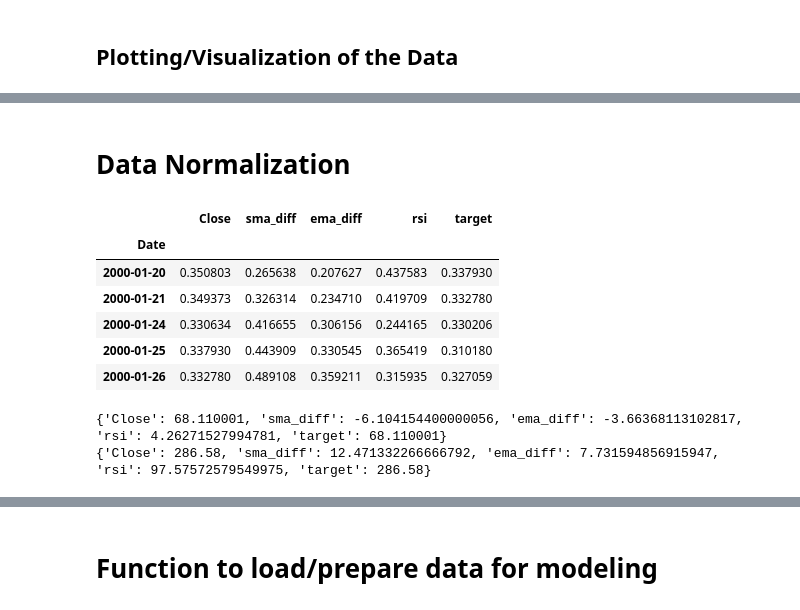
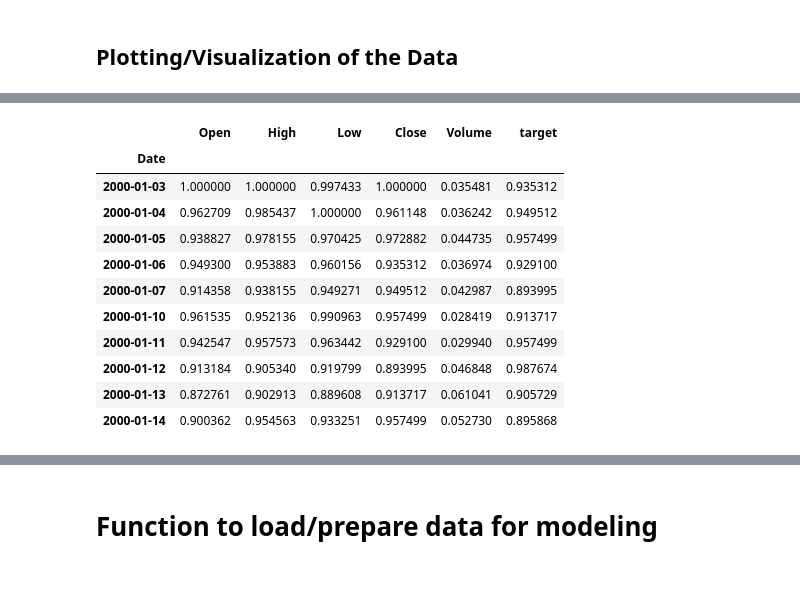
Before and after one commit to kskvarci/TAGxAILabs, a Jupyter notebook: End_to_End_ML_Pipeline-Lab1.ipynb, the cells around one changed output, grey strips where cells are left out. Drawn from its saved outputs; the diff is of its cells as text; code cells hidden in the pictures; blank space fills up the shorter version.

```diff
--- a/End_to_End_ML_Pipeline-Lab1.ipynb
+++ b/End_to_End_ML_Pipeline-Lab1.ipynb
@@ -227,4 +99,2 @@ data.head(20)
 # %%
-data.drop(columns=['Open','High','Low','Adj_Open','Adj_High','Adj_Low','Adj_Volume','Adj_Close', 'Dividend', 'Split', 'Volume'], inplace=True)
+data.drop(columns=['Adj. Open','Adj. High','Adj. Low','Adj. Volume','Adj. Close', 'Ex-Dividend', 'Split Ratio'], inplace=True)
-# %%
-data.dropna(inplace=True)
@@ -287,5 +162,5 @@ run.log('shift_days_target', shift_days_target)
 # %%
 ## Add the target (price X days in the future)
-data['target'] = data.Close.shift(-shift_days_target)
+df['target'] = df.Close.shift(-shift_days_target)
 # %%
-data.dropna(inplace=True)
+df.dropna(inplace=True)
@@ -312,2 +166,0 @@ data.head(15)
-# %% [markdown]
-# Data Normalization
@@ -334,10 +167,15 @@ df,  min_max_dict_list = normalize(data)
 # %%
-df.head()
+df.head(10)
 # %% [output]
-|  | Close | sma_diff | ema_diff | rsi | target |
-| Date |  |  |  |  |  |
-| 2000-01-20 | 0.350803 | 0.265638 | 0.207627 | 0.437583 | 0.337930 |
-| 2000-01-21 | 0.349373 | 0.326314 | 0.234710 | 0.419709 | 0.332780 |
-| 2000-01-24 | 0.330634 | 0.416655 | 0.306156 | 0.244165 | 0.330206 |
-| 2000-01-25 | 0.337930 | 0.443909 | 0.330545 | 0.365419 | 0.310180 |
-| 2000-01-26 | 0.332780 | 0.489108 | 0.359211 | 0.315935 | 0.327059 |
+|  | Open | High | Low | Close | Volume | target |
+| Date |  |  |  |  |  |  |
+| 2000-01-03 | 1.000000 | 1.000000 | 0.997433 | 1.000000 | 0.035481 | 0.935312 |
+| 2000-01-04 | 0.962709 | 0.985437 | 1.000000 | 0.961148 | 0.036242 | 0.949512 |
+| 2000-01-05 | 0.938827 | 0.978155 | 0.970425 | 0.972882 | 0.044735 | 0.957499 |
+| 2000-01-06 | 0.949300 | 0.953883 | 0.960156 | 0.935312 | 0.036974 | 0.929100 |
+| 2000-01-07 | 0.914358 | 0.938155 | 0.949271 | 0.949512 | 0.042987 | 0.893995 |
+| 2000-01-10 | 0.961535 | 0.952136 | 0.990963 | 0.957499 | 0.028419 | 0.913717 |
+| 2000-01-11 | 0.942547 | 0.957573 | 0.963442 | 0.929100 | 0.029940 | 0.957499 |
+| 2000-01-12 | 0.913184 | 0.905340 | 0.919799 | 0.893995 | 0.046848 | 0.987674 |
+| 2000-01-13 | 0.872761 | 0.902913 | 0.889608 | 0.913717 | 0.061041 | 0.905729 |
+| 2000-01-14 | 0.900362 | 0.954563 | 0.933251 | 0.957499 | 0.052730 | 0.895868 |
@@ -346,6 +181,0 @@ df = df.astype('float32')
-# %%
-print(min_max_dict_list[0]) # Min
-print(min_max_dict_list[1]) # Max
-# %% [output]
-{'Close': 68.110001, 'sma_diff': -6.104154400000056, 'ema_diff': -3.66368113102817, 'rsi': 4.26271527994781, 'target': 68.110001}
-{'Close': 286.58, 'sma_diff': 12.471332266666792, 'ema_diff': 7.731594856915947, 'rsi': 97.57572579549975, 'target': 286.58}
```
Also changed, not shown: parts of 137 cells of this notebook, 1 other file.
